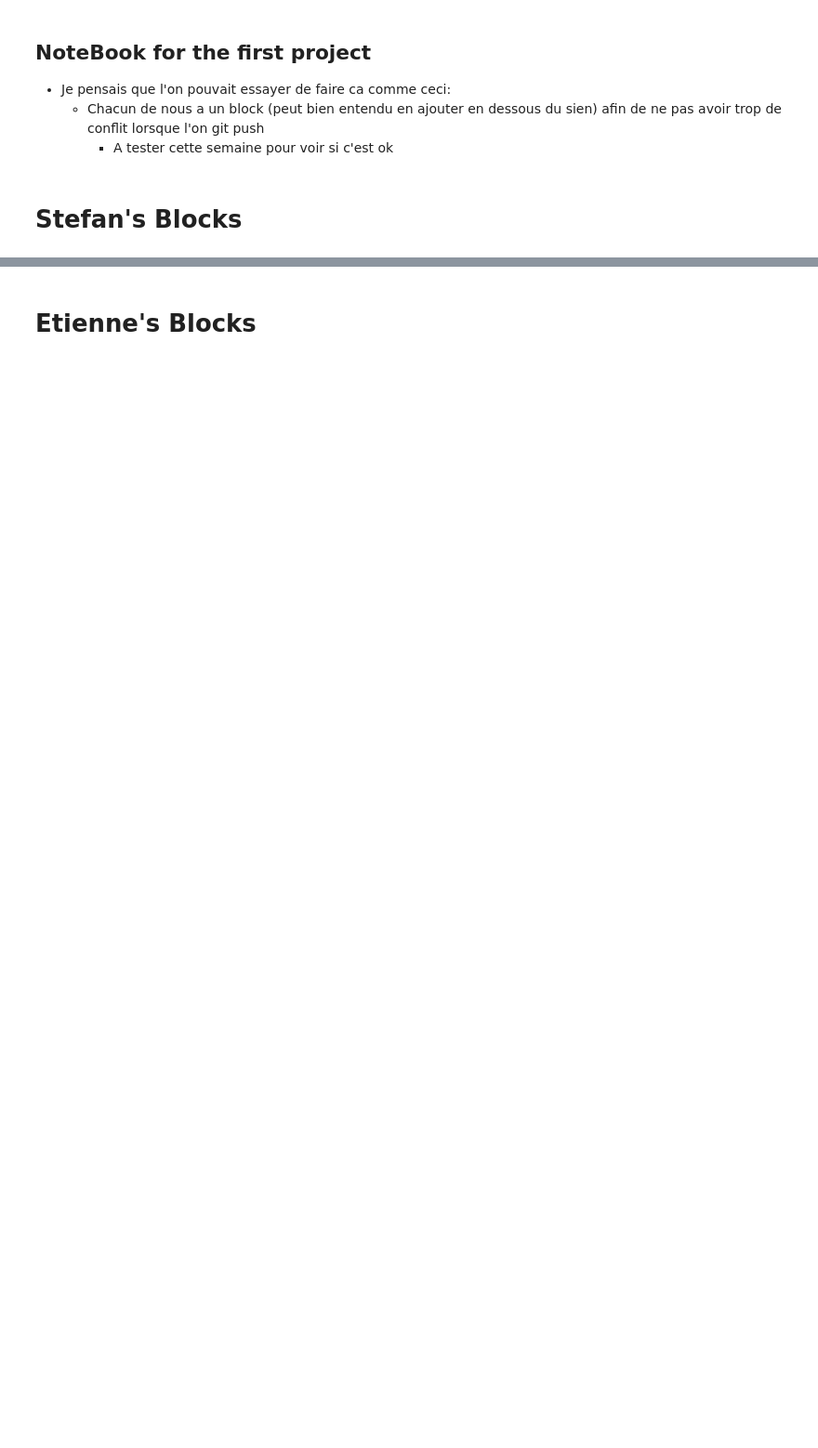
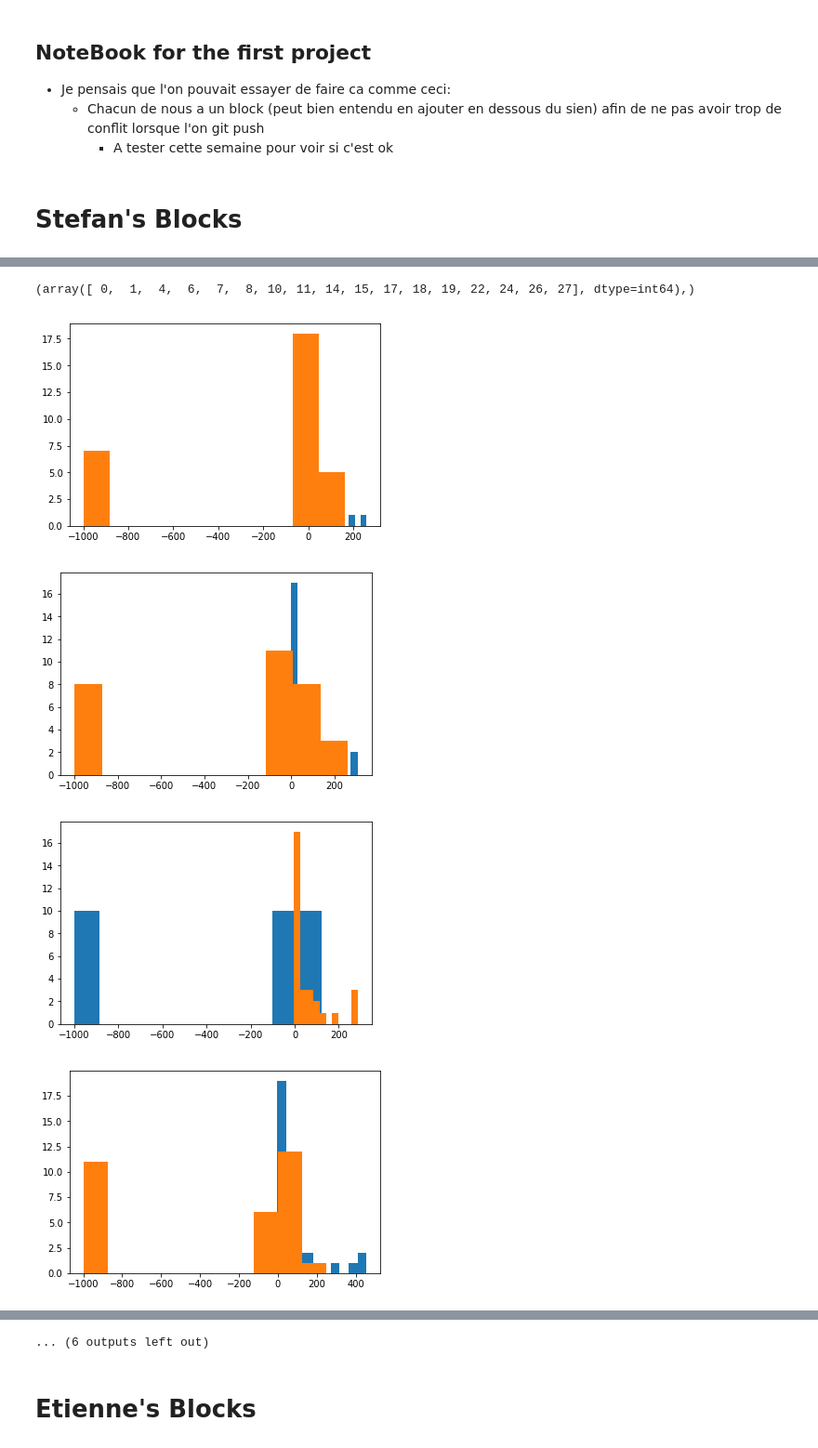
Before and after one commit to rastamoket/ML_project1, a Jupyter notebook: Notebook/Project1.ipynb, the cells around one changed output, grey strips where cells are left out. Shown at 93% size. Saved outputs shown, nothing was run; the diff lists cells and outputs as text; code cells hidden in the pictures; blank space fills up the shorter version.

Commit message:
Some modif for visualisation of data

```diff
--- a/Notebook/Project1.ipynb
+++ b/Notebook/Project1.ipynb
@@ -52,8 +65,38 @@ for i in labels_train:
     j = j+1
 # %%
 # Plot one features VS another one
-for i in range(features_train.shape[1]):
-    if i < features_train.shape[1]-1:
-        plt.figure()
-        plt.scatter(features_train[:,i], features_train[:,i+1],color = colors)
-plt.show()
+def plotFeatVsFeat(f1,f2):
+    plt.figure()
+    plt.scatter(features_train[:,f1], features_train[:,f2],color = colors)
+    plt.show()
+# %%
+mean_feat_signal = []
+mean_feat_back = []
+std_feat_signal = []
+std_feat_back = []
+diff_mean =[]
+
+for i in range(features_train.shape[1]):
+    mean_feat_signal.append(np.mean(signal[i]))
+    mean_feat_back.append(np.mean(background[i]))
+    std_feat_signal.append(np.std(signal[i]))
+    std_feat_back.append(np.std(background[i]))
+
+for index_mean, m in enumerate(mean_feat_signal):
+    diff_mean.append(abs(m - mean_feat_back[index_mean] ))
+
+mean_thediff = np.mean(diff_mean)
+ind_featInterest = np.where(diff_mean >= mean_thediff)
+features_interst = features_train[:,np.where(diff_mean >= mean_thediff)[0]]
+print(ind_featInterest)
+for ind in ind_featInterest[0]:
+    plt.figure()
+    plt.hist(signal[ind])
+    plt.hist(background[ind])
+    plt.show()
+# %% [output]
+(array([ 0,  1,  4,  6,  7,  8, 10, 11, 14, 15, 17, 18, 19, 22, 24, 26, 27], dtype=int64),)
+[figure, added]
+[figure, added]
+[figure, added]
+[figure, added]
@@ -60,3 +110,4 @@ plt.show()
+... (6 outputs left out)
 # %%
 # To compute the losse, with mse --> with solution
 def compute_mse(y, tx, w):
```
Also changed, not shown: parts of 5 cells of this notebook.
